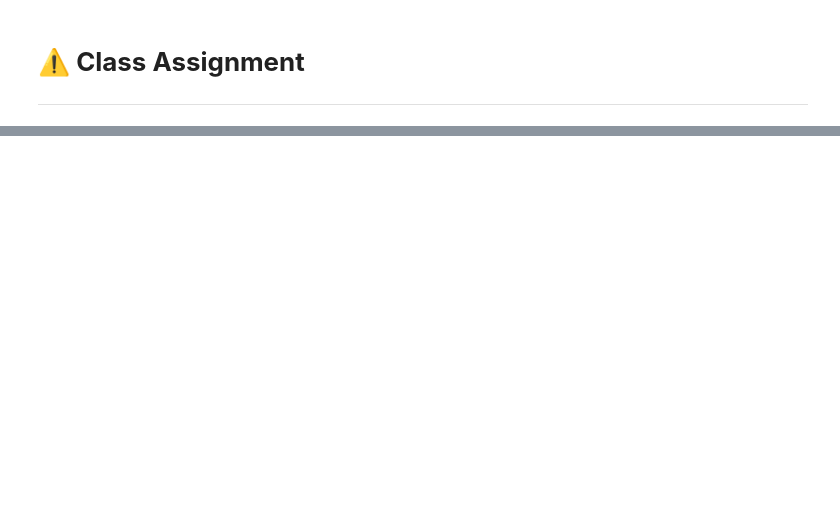
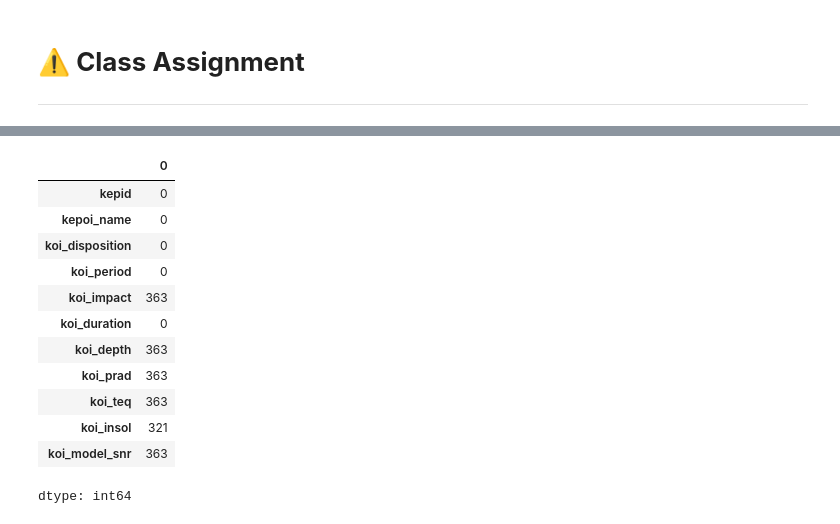
Before and after one commit to f0xpl0it/Tercer-Diplomado-en-Programacion-Basica, a Jupyter notebook: Python/Challenge/CLASS_ASSIGNMENT.ipynb, the cells around one changed output, grey strips where cells are left out. Saved outputs shown, nothing was run; the diff lists cells and outputs as text; code cells hidden in the pictures; blank space fills up the shorter version.

```diff
--- a/Python/Challenge/CLASS_ASSIGNMENT.ipynb
+++ b/Python/Challenge/CLASS_ASSIGNMENT.ipynb
@@ -62,0 +181,18 @@ df_0 = pd.read_csv(data_url)
+# %%
+# Identification of the number of rows per column containing NaN values
+nans_por_col=df_0.isna().sum(axis=0)
+nans_por_col
+# %% [output]
+|  | 0 |
+| kepid | 0 |
+| kepoi_name | 0 |
+| koi_disposition | 0 |
+| koi_period | 0 |
+| koi_impact | 363 |
+| koi_duration | 0 |
+| koi_depth | 363 |
+| koi_prad | 363 |
+| koi_teq | 363 |
+| koi_insol | 321 |
+| koi_model_snr | 363 |
+dtype: int64
```
Also changed, not shown: parts of 44 cells of this notebook, 1 other file.
